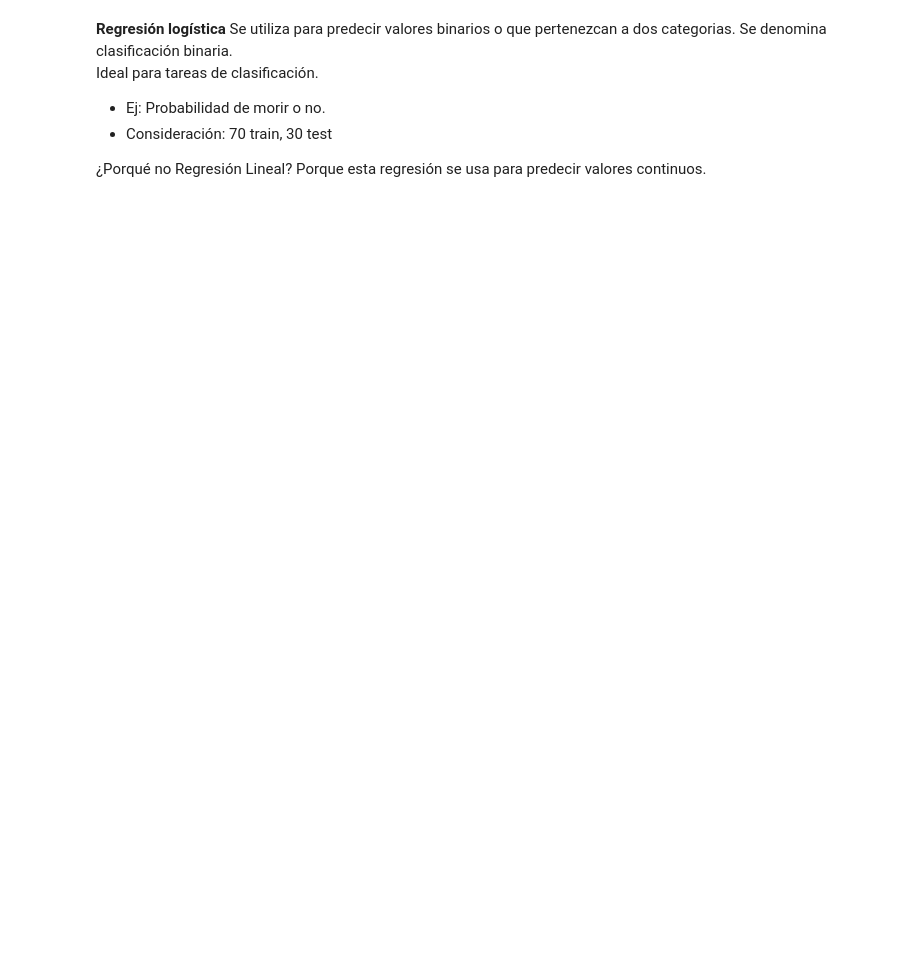
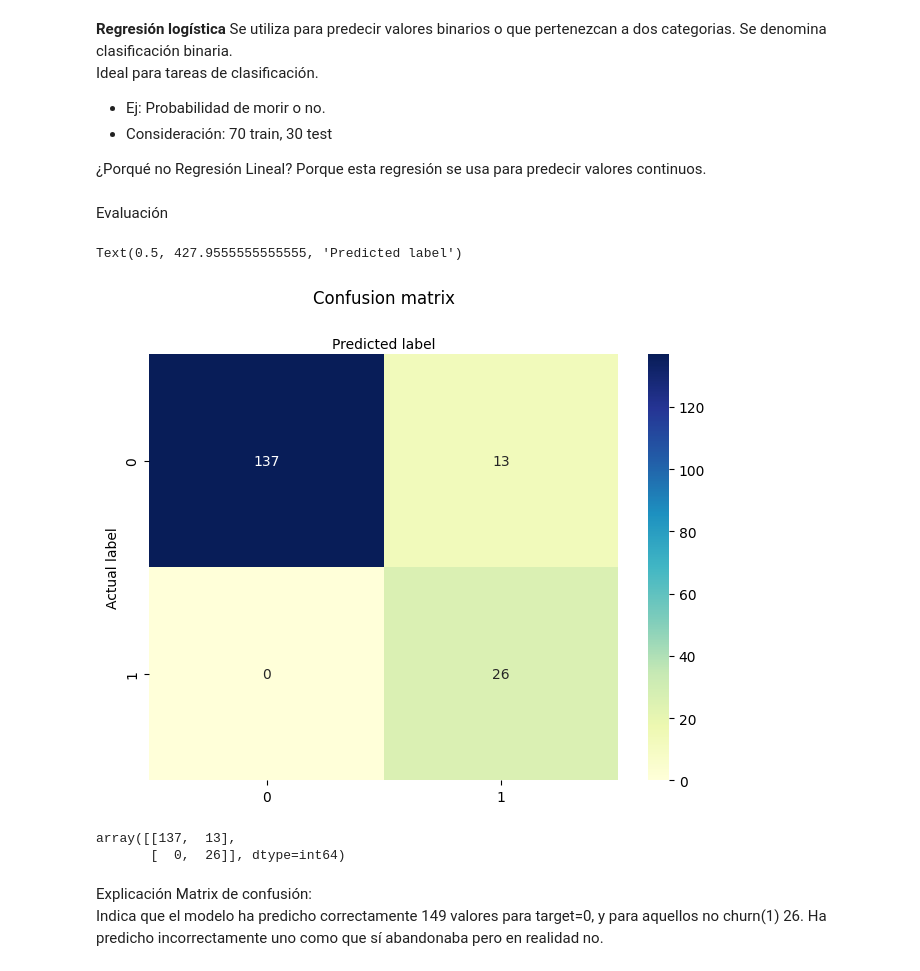
Before and after one commit to Halsey26/pipeline_perc, a Jupyter notebook: notebooks/EDA_modelo_churn.ipynb, the cells around one changed output. Drawn from its saved outputs; the diff is of its cells as text; code cells hidden in the pictures; blank space fills up the shorter version.

```diff
--- a/notebooks/EDA_modelo_churn.ipynb
+++ b/notebooks/EDA_modelo_churn.ipynb
@@ -247,6 +256,6 @@ Día en que se alcanza el 95%:  268.4 días
 - También hay clientes que ya no han vuelto a comprar en más de 200, 300, 400 días. Probablemente las campañas para estos clientes no sean lo mejor, además de implicar inversión innecesaria.
 - El **umbral** va a ser la media entre 60 a 70 %
 # %%
-umbral= (113+180)/2
+umbral= round((113+180)/2)
 umbral
 # %% [output]
@@ -284,7 +293,7 @@ df_rfm.head(5)
   - Sí => target=0 (no churn)
   - No => target=1 (churn)
 # %%
-df_rfm['target']= df_rfm['recency'].apply(lambda x: 0 if x<=156 else 1)
+df_rfm['target']= df_rfm['recency'].apply(lambda x: 0 if x<=umbral else 1)
 df_rfm['target'].value_counts(normalize=True)
 # %% [output]
 target
@@ -305,24 +316,59 @@ Ideal para tareas de clasificación.
 from sklearn.model_selection import train_test_split
 from sklearn.linear_model import LogisticRegression
 from sklearn.preprocessing import StandardScaler
+from sklearn.pipeline import make_pipeline
 
 # obtencion de parametros
 x= df_rfm[['recency','frecuency','monetary']]
 y= df_rfm['target']
 
-# escalamos
-scaler= StandardScaler()
-x_scaled= scaler.fit_transform(x)
 
 # split test y train
-x_train, x_test, y_train, y_test= train_test_split(x_scaled,y,test_size=0.3, random_state=16)
+x_train, x_test, y_train, y_test= train_test_split(x,y,test_size=0.3, random_state=16, stratify=y)
 
+# pipeline, escala datos train internamente
 # instancia del modelo
-modelo_rlog= LogisticRegression(random_state=16) # class_weight='balanced'
+modelo_rlog= LogisticRegression(random_state=16, class_weight='balanced', solver='liblinear') # como si hay
+pipe= make_pipeline(StandardScaler(),modelo_rlog)
 
-# entrenamos
+# entrenamos y predecimos
 modelo_rlog.fit(x_train, y_train)
-
 y_pred= modelo_rlog.predict(x_test) # estos valores tienen que ser cercanos a y_test (a evaluar)
 
-#
+# en churn, mejor la probabilidad
+y_prob= modelo_rlog.predict_proba(x_test)[:,1]
+# %% [markdown]
+Evaluación
+# %%
+from sklearn.metrics import classification_report, roc_auc_score,confusion_matrix, roc_curve
+
+confu= confusion_matrix(y_test, y_pred)
+reporte= classification_report(y_test,y_pred) #exactitud, precision y recuperacion
+roc_auc= roc_auc_score(y_test,y_prob)
+fpr, tpr, _ = roc_curve(y_test,  y_prob) # para la grafica
+# %%
+# matriz de confusion
+# confu
+class_names=[0,1] # name  of classes
+fig, ax = plt.subplots()
+tick_marks = np.arange(len(class_names))
+plt.xticks(tick_marks, class_names)
+plt.yticks(tick_marks, class_names)
+# create heatmap
+sns.heatmap(pd.DataFrame(confu), annot=True, cmap="YlGnBu" ,fmt='g')
+ax.xaxis.set_label_position("top")
+plt.tight_layout()
+plt.title('Confusion matrix', y=1.1)
+plt.ylabel('Actual label')
+plt.xlabel('Predicted label')
+# %% [output]
+Text(0.5, 427.9555555555555, 'Predicted label')
+[figure, added]
+# %%
+confu
+# %% [output]
+array([[137,  13],
+       [  0,  26]], dtype=int64)
+# %% [markdown]
+Explicación Matrix de confusión: <br>
+Indica que el modelo ha predicho correctamente 149 valores para target=0, y para aquellos no churn(1) 26. Ha predicho incorrectamente uno como que sí abandonaba pero en realidad no.
```
Also changed, not shown: parts of 25 cells of this notebook, 10 other files.
